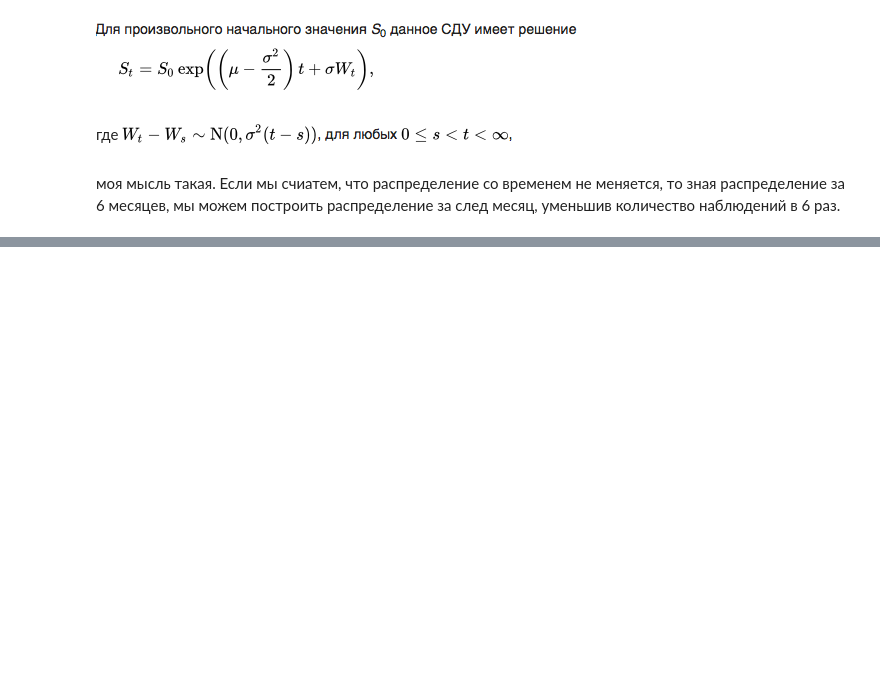
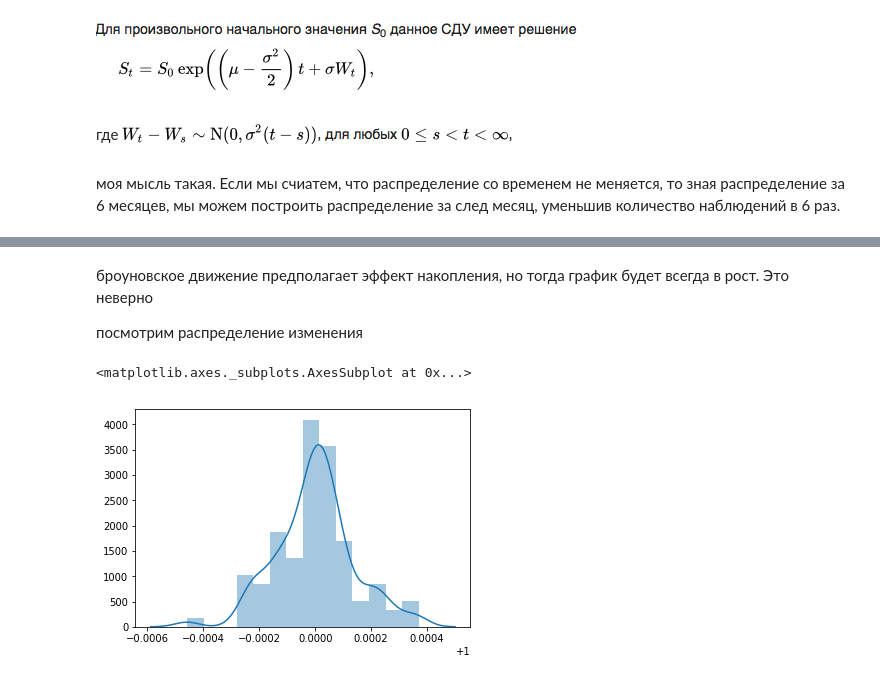
Before and after one commit to marssellio/btchack, a Jupyter notebook: ethusd.ipynb, the cells around one changed output, grey strips where cells are left out. Saved outputs shown, nothing was run; the diff lists cells and outputs as text; code cells hidden in the pictures; blank space fills up the shorter version.

```diff
--- a/ethusd.ipynb
+++ b/ethusd.ipynb
@@ -157,0 +176,11 @@ sns.distplot(s)
+# %% [markdown]
+броуновское движение предполагает эффект накопления, но тогда график будет всегда в рост. Это неверно
+
+
+
+посмотрим распределение изменения
+# %%
+sns.distplot(S[1:]/S[:-1])
+# %% [output]
+<matplotlib.axes._subplots.AxesSubplot at 0x...>
+[figure, added]
```
Also changed, not shown: parts of 26 cells of this notebook.
